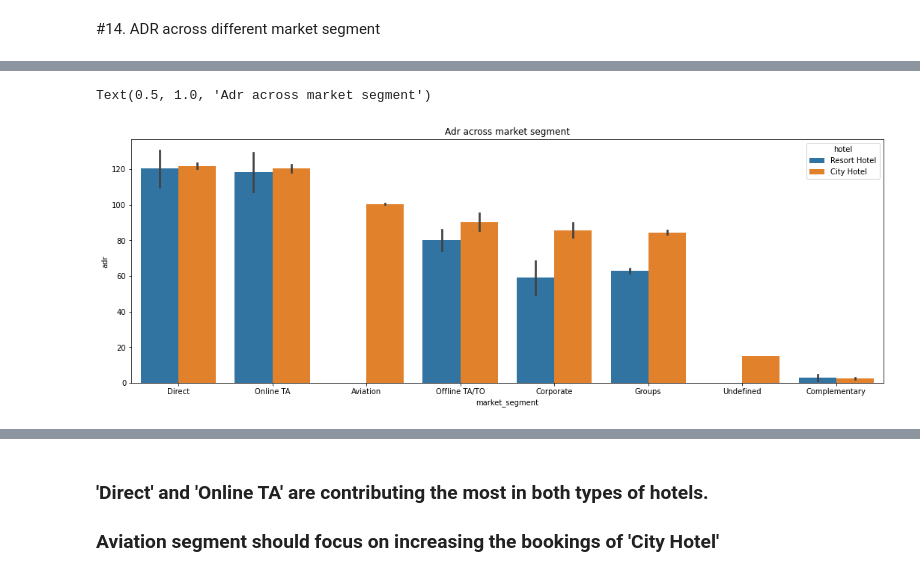
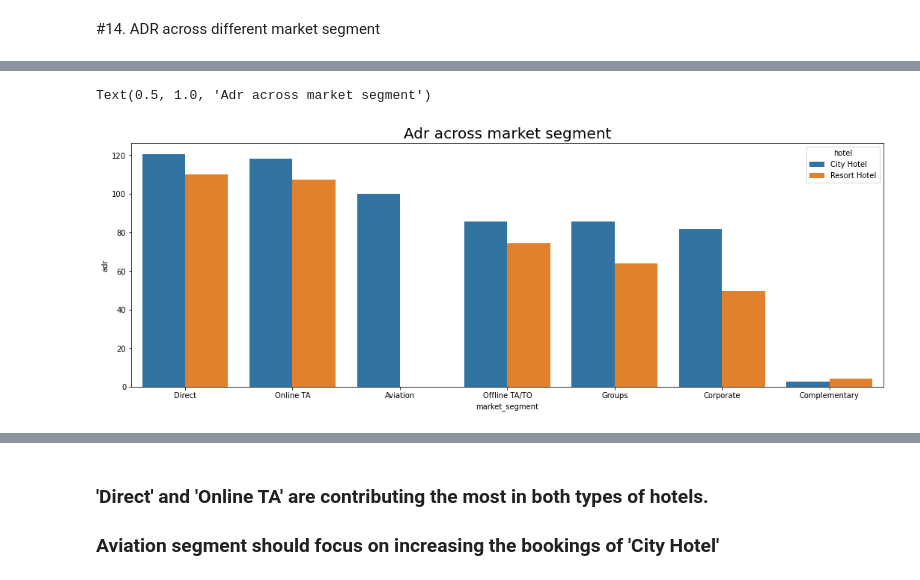
Before and after one commit to Priyanka40k/EDA_Hotel-Booking-Capston-Project, a Jupyter notebook: Copy_of_EDA_Hotel_booking_Q1.ipynb, the cells around one changed output, grey strips where cells are left out. Saved outputs shown, nothing was run; the diff lists cells and outputs as text; code cells hidden in the pictures.

```diff
--- a/Copy_of_EDA_Hotel_booking_Q1.ipynb
+++ b/Copy_of_EDA_Hotel_booking_Q1.ipynb
@@ -266,3 +296,6 @@ perc_missing_data
 # %% [markdown]
 #1. Which hotel is prefered by the guest?
 Let’s answer our first question, how many bookings were made for each type of hotel.
+# %%
+x= df[df['is_canceled']==0]
+x.value_counts()
@@ -574,10 +764,10 @@ Text(0.5, 1.0, 'ADR v/s Total Number of people')
 # %%
-Grupby=df.groupby(['market_segment','hotel','is_canceled'])['adr'].mean().reset_index()   # group by
+Grupby=x.groupby(['market_segment','hotel'])['adr'].mean().reset_index()   # group by
 
 # set plot size and plto barchart
 plt.figure(figsize=(18,6))
 sns.barplot(x='market_segment',y='adr',hue='hotel',data=Grupby.sort_values(by='adr',ascending=False))
-plt.title('Adr across market segment')
+plt.title('Adr across market segment',fontsize=20)
 # %% [output]
 Text(0.5, 1.0, 'Adr across market segment')
-[figure, old version]
+[figure, new version]
```
Also changed, not shown: parts of 81 cells of this notebook.
